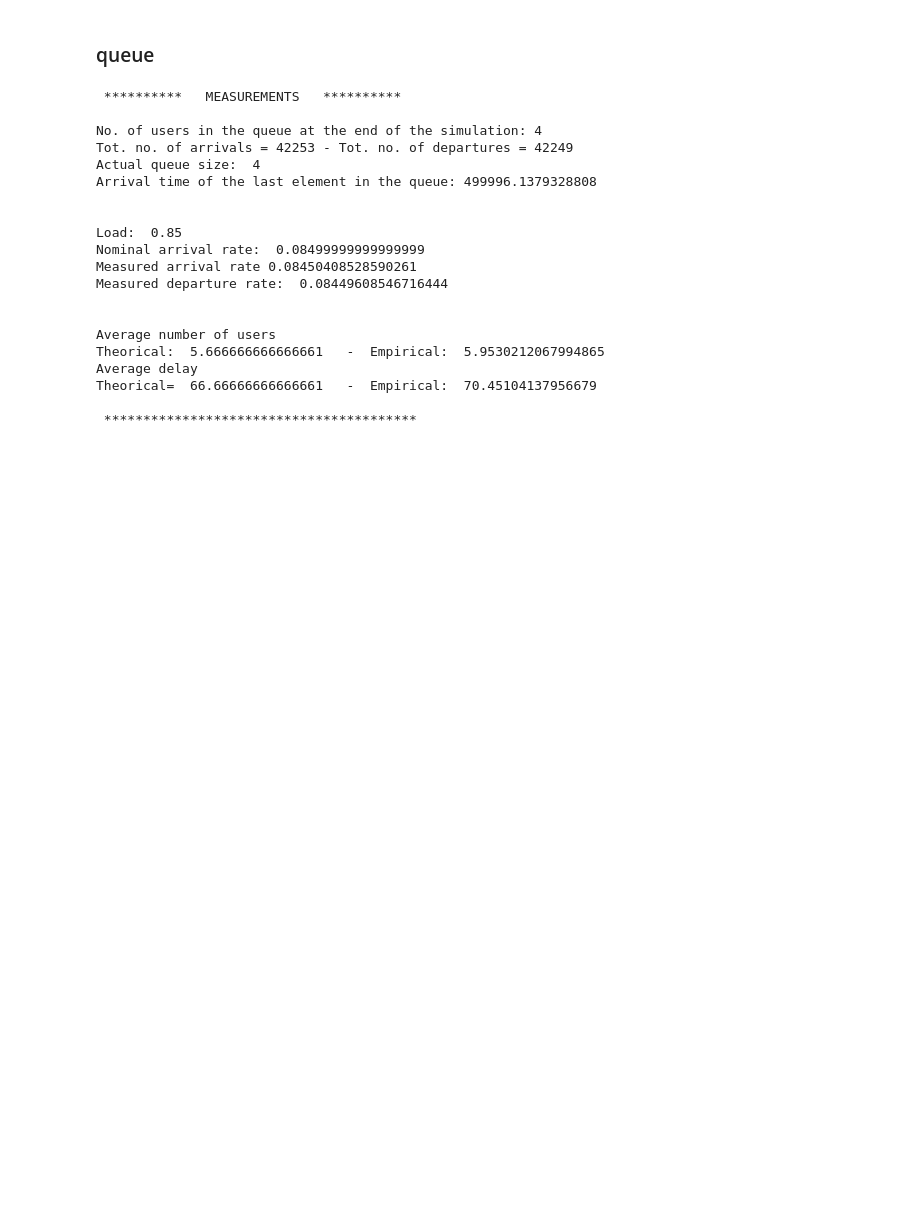
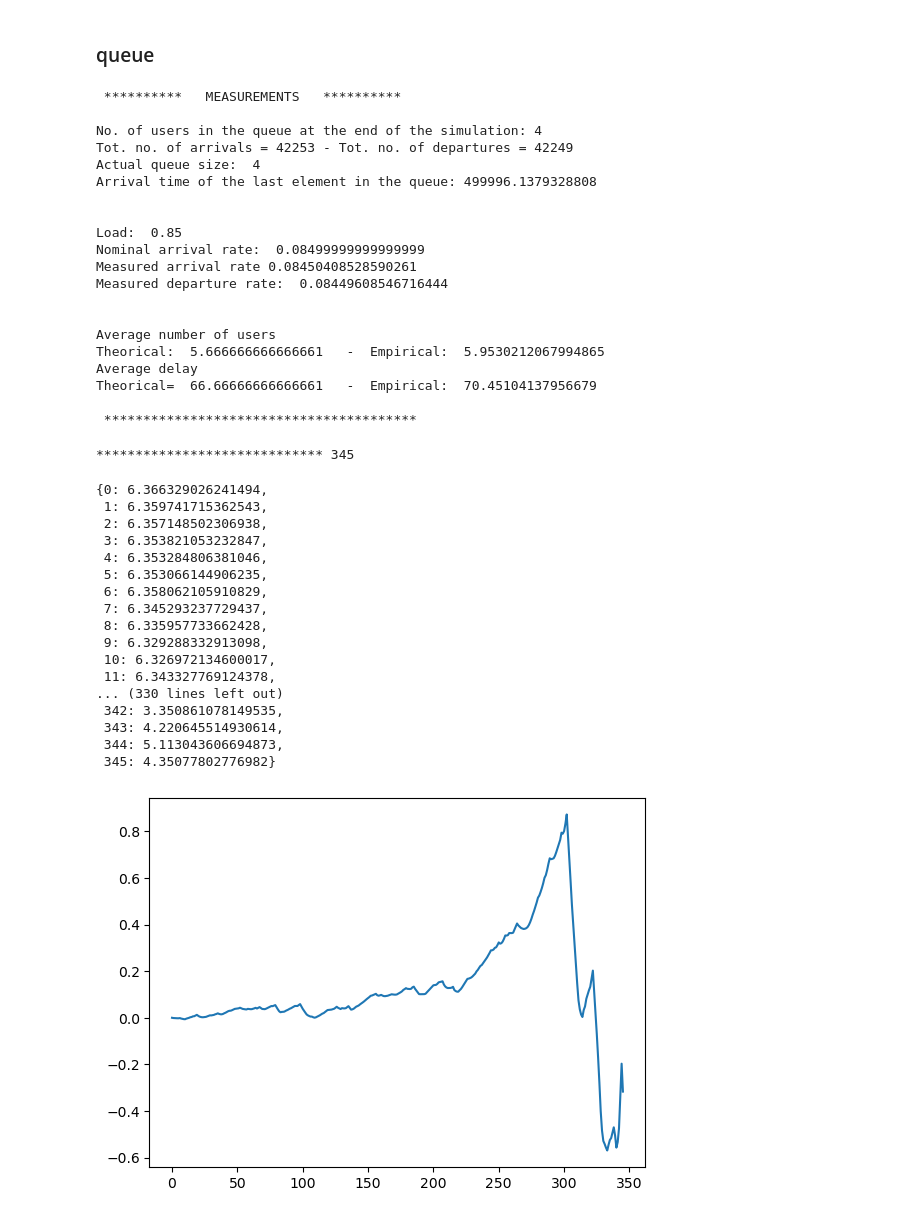
Before and after one commit to DrDoof14/Computer-AidedSimulationsLab, a Jupyter notebook: 09/lab09.ipynb, the cells around one changed output. Saved outputs shown, nothing was run; the diff lists cells and outputs as text; code cells hidden in the pictures; blank space fills up the shorter version.

```diff
--- a/09/lab09.ipynb
+++ b/09/lab09.ipynb
@@ -102,6 +123,8 @@ def arrival(time, FES, queue):
 
 
 # ******************************************************************************
+delays=[]
+
 def departure(time, FES, queue):
     global users
 
@@ -113,6 +136,7 @@ def departure(time, FES, queue):
     data.ut += users*(time-data.oldT)
     data.oldT = time
     data.delay += (time-client.arrival_time)
+    delays.append(time-client.arrival_time)
 
 
     # update the state variable, by decreasing the no. of clients by 1
@@ -211,3 +235,42 @@ Average delay
 Theorical=  66.66666666666661   -  Empirical:  70.45104137956679
 
  ****************************************
+# %%
+def finding_transient(delay_list):
+
+    delay_ave = sum(delay_list) / len(delay_list)
+    delay_ave_k = {}
+    delay_ave_r = {}
+
+    for k in range(len(delay_list)):
+        temp = sum(delay_list[(k):]) / (len(delay_list) - k)
+        delay_ave_k[k] = temp
+        delay_ave_r[k] = (temp/delay_ave) - 1
+
+    print('*****************************', k)
+    # plt.plot(delay_ave_k.keys(), delay_ave_k.values())
+    plt.plot(delay_ave_r.keys(), delay_ave_r.values())
+
+    return delay_ave_k
+# %%
+finding_transient(delays)
+# %% [output]
+***************************** 345
+{0: 6.366329026241494,
+ 1: 6.359741715362543,
+ 2: 6.357148502306938,
+ 3: 6.353821053232847,
+ 4: 6.353284806381046,
+ 5: 6.353066144906235,
+ 6: 6.358062105910829,
+ 7: 6.345293237729437,
+ 8: 6.335957733662428,
+ 9: 6.329288332913098,
+ 10: 6.326972134600017,
+ 11: 6.343327769124378,
+... (330 lines left out)
+ 342: 3.350861078149535,
+ 343: 4.220645514930614,
+ 344: 5.113043606694873,
+ 345: 4.35077802776982}
+[figure, added]
```
Also changed, not shown: parts of 13 cells of this notebook, 1 other file.
